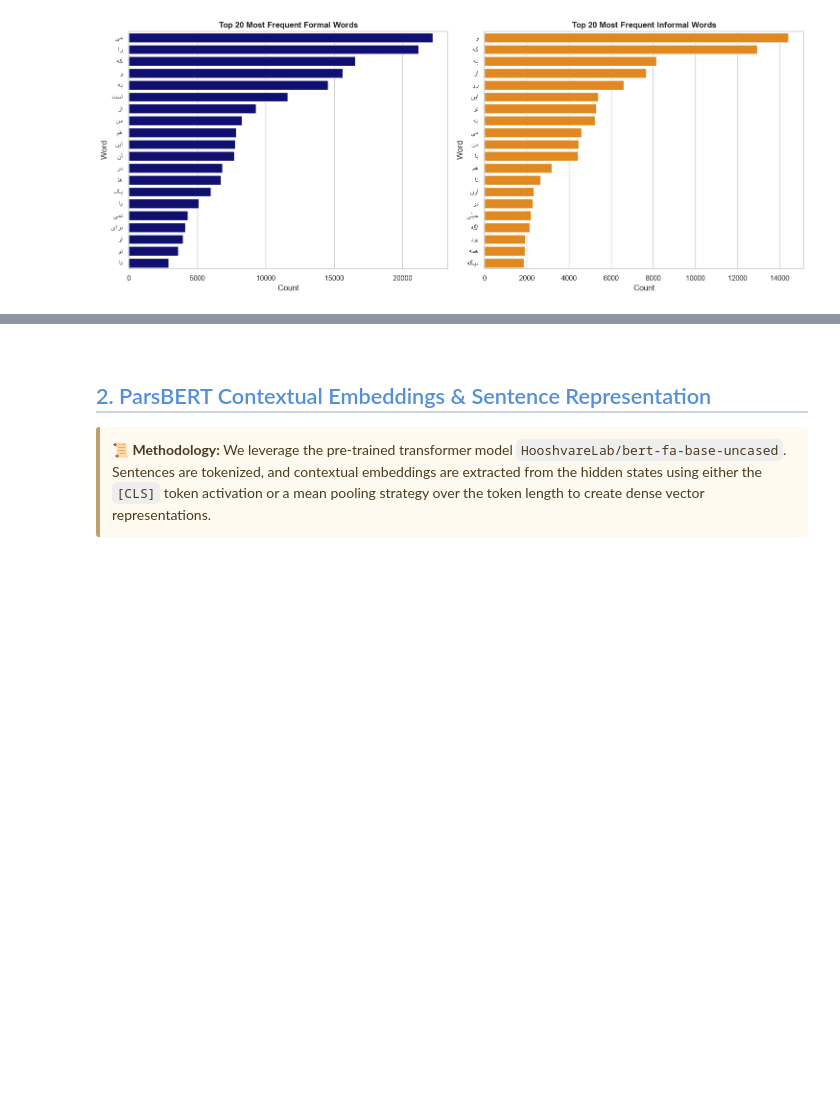
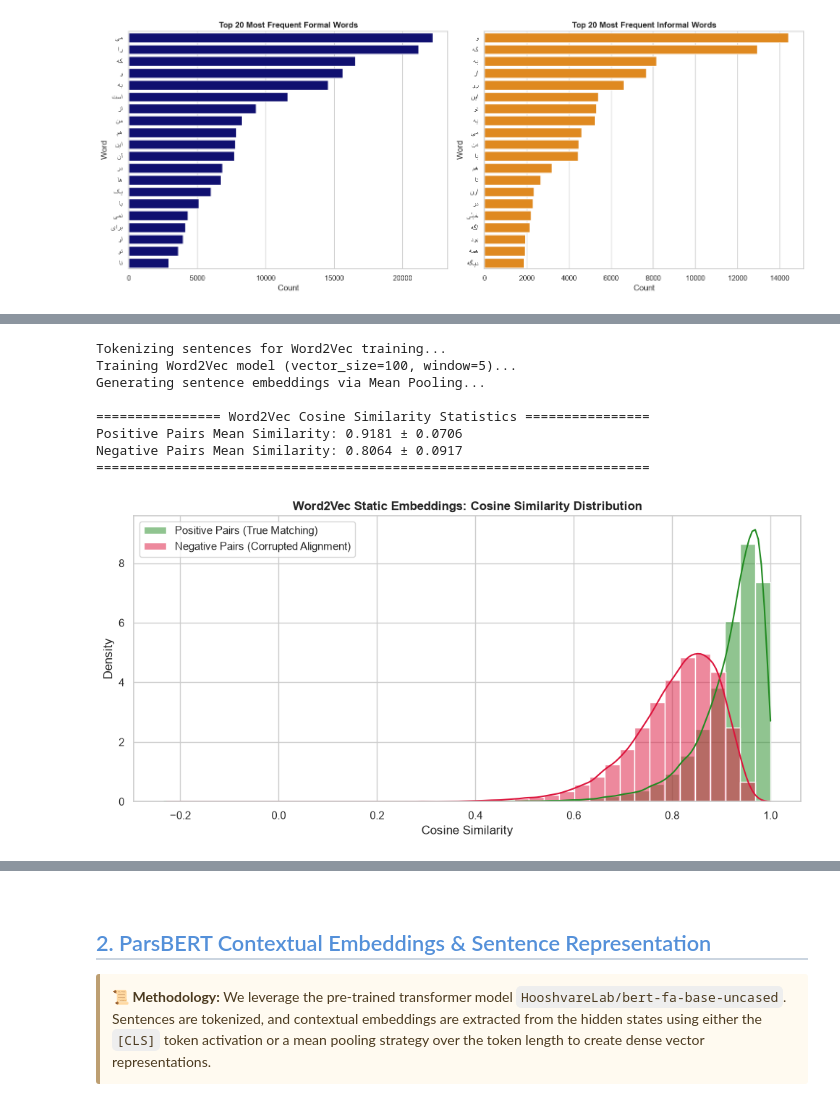
Before and after one commit to Parsa-Saeednia/UT-DataScience-Spring2026, a Jupyter notebook: Assignments/CA5/task2_Semantic_Equivalence_in_Formal_Informal_Persian.ipynb, the cells around one changed output, grey strips where cells are left out. Drawn from its saved outputs; the diff is of its cells as text; code cells hidden in the pictures; blank space fills up the shorter version.

```diff
--- a/Assignments/CA5/task2_Semantic_Equivalence_in_Formal_Informal_Persian.ipynb
+++ b/Assignments/CA5/task2_Semantic_Equivalence_in_Formal_Informal_Persian.ipynb
@@ -292,0 +433,78 @@ informal_tif  1.2610  0.2246  1.0  1.2000  9.0
+# %%
+import numpy as np
+import pandas as pd
+import matplotlib.pyplot as plt
+import seaborn as sns
+import re
+from gensim.models import Word2Vec
+from sklearn.metrics.pairwise import cosine_similarity
+
+def tokenize_persian(text):
+    return re.findall(r'[\w\u0600-\u06FF]+', str(text).lower())
+
+def get_sentence_embedding(tokens, model, vector_size=100):
+    valid_vectors = [model.wv[word] for word in tokens if word in model.wv]
+    if len(valid_vectors) == 0:
+        return np.zeros(vector_size)
+    return np.mean(valid_vectors, axis=0)
+
+def evaluate_word2vec_embeddings(df, vector_size=100, window=5, min_count=1):
+    print("Tokenizing sentences for Word2Vec training...")
+    formal_tokenized = df['formalForm'].apply(tokenize_persian).tolist()
+    informal_tokenized = df['inFormalForm'].apply(tokenize_persian).tolist()
+
+    all_sentences = formal_tokenized + informal_tokenized
+
+    print(f"Training Word2Vec model (vector_size={vector_size}, window={window})...")
+    w2v_model = Word2Vec(
+        sentences=all_sentences,
+        vector_size=vector_size,
+        window=window,
+        min_count=min_count,
+        workers=4,
+        seed=42
+    )
+
+    print("Generating sentence embeddings via Mean Pooling...")
+    formal_embeddings = np.array([get_sentence_embedding(tokens, w2v_model, vector_size) for tokens in formal_tokenized])
+    informal_embeddings = np.array([get_sentence_embedding(tokens, w2v_model, vector_size) for tokens in informal_tokenized])
+
+    pos_similarities = np.array([
+        cosine_similarity(formal_embeddings[i].reshape(1, -1), informal_embeddings[i].reshape(1, -1))[0][0]
+        for i in range(len(df))
+    ])
+
+    informal_shuffled = np.roll(informal_embeddings, shift=1, axis=0)
+    neg_similarities = np.array([
+        cosine_similarity(formal_embeddings[i].reshape(1, -1), informal_shuffled[i].reshape(1, -1))[0][0]
+        for i in range(len(df))
+    ])
+
+    print("\n================ Word2Vec Cosine Similarity Statistics ================")
+    print(f"Positive Pairs Mean Similarity: {np.nanmean(pos_similarities):.4f} ± {np.nanstd(pos_similarities):.4f}")
+    print(f"Negative Pairs Mean Similarity: {np.nanmean(neg_similarities):.4f} ± {np.nanstd(neg_similarities):.4f}")
+    print("=======================================================================\n")
+
+    plt.figure(figsize=(10, 5))
+    sns.histplot(pos_similarities, color='forestgreen', label='Positive Pairs (True Matching)', kde=True, stat='density', bins=40)
+    sns.histplot(neg_similarities, color='crimson', label='Negative Pairs (Corrupted Alignment)', kde=True, stat='density', bins=40)
+    plt.title("Word2Vec Static Embeddings: Cosine Similarity Distribution", fontsize=12, fontweight='bold')
+    plt.xlabel("Cosine Similarity")
+    plt.ylabel("Density")
+    plt.legend()
+    plt.tight_layout()
+    plt.show()
+
+    return w2v_model, formal_embeddings, informal_embeddings, pos_similarities, neg_similarities
+
+w2v_model, f_embeds_w2v, inf_embeds_w2v, pos_sim_w2v, neg_sim_w2v = evaluate_word2vec_embeddings(df)
+# %% [output]
+Tokenizing sentences for Word2Vec training...
+Training Word2Vec model (vector_size=100, window=5)...
+Generating sentence embeddings via Mean Pooling...
+
+================ Word2Vec Cosine Similarity Statistics ================
+Positive Pairs Mean Similarity: 0.9181 ± 0.0706
+Negative Pairs Mean Similarity: 0.8064 ± 0.0917
+=======================================================================
+[figure, added]
```
Also changed, not shown: parts of 28 cells of this notebook, 1 other file.
